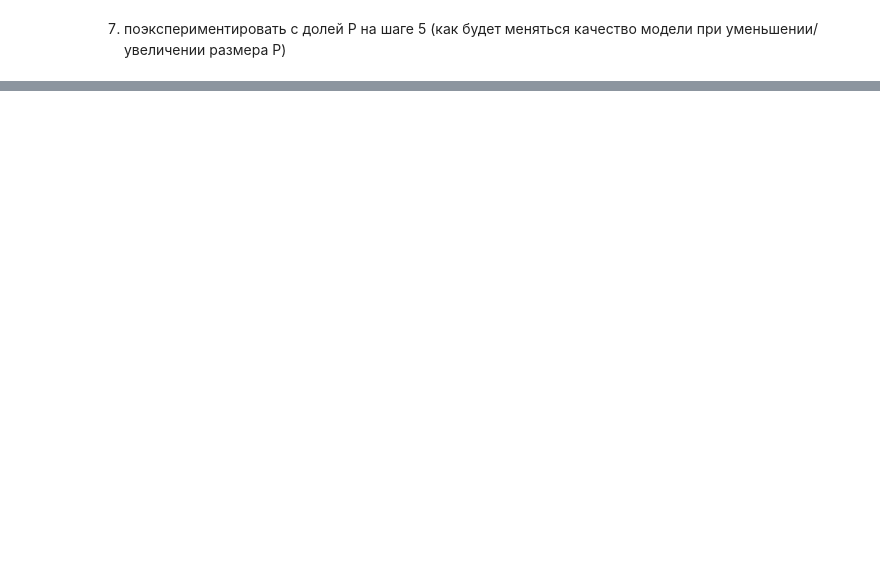
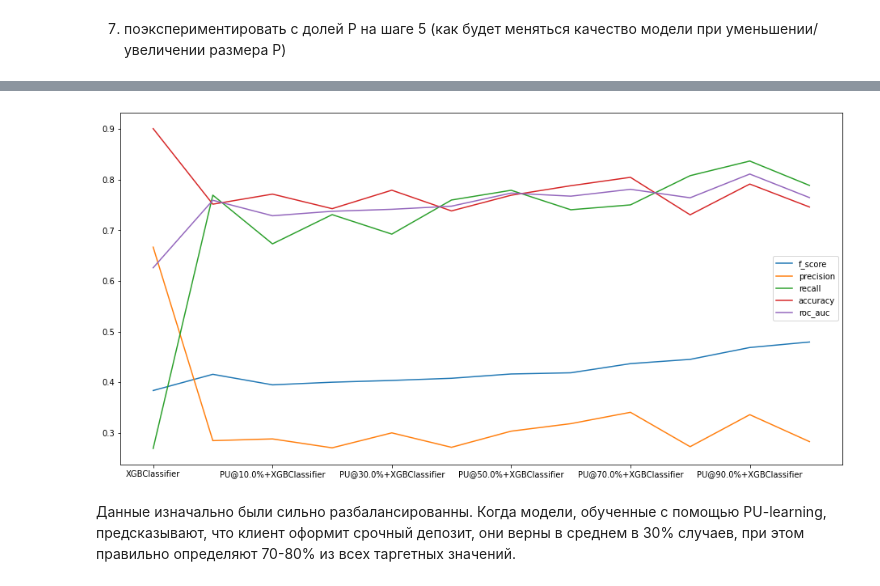
Before and after one commit to Krivosheenkova/machine-learning-for-business, a Jupyter notebook: 6_lookalike/6.ipynb, the cells around one changed output, grey strips where cells are left out. Cells and saved outputs as stored; diff of their text form; code cells hidden in the pictures; blank space fills up the shorter version.

```diff
--- a/6_lookalike/6.ipynb
+++ b/6_lookalike/6.ipynb
@@ -364,0 +422,9 @@ ValueError: The label must consist of integer labels of form 0, 1, 2, ..., [num_
+# %%
+plt.figure(figsize=(16, 8))
+
+for idx in results.index[:-1]:
+    results.loc[idx, :].plot(legend=True)
+# %% [output]
+[figure, added]
+# %% [markdown]
+Данные изначально были сильно разбалансированны. Когда модели, обученные с помощью PU-learning, предсказывают, что клиент оформит срочный депозит, они верны в среднем в 30% случаев, при этом правильно определяют 70-80% из всех таргетных значений.
```
Also changed, not shown: parts of 32 cells of this notebook.
